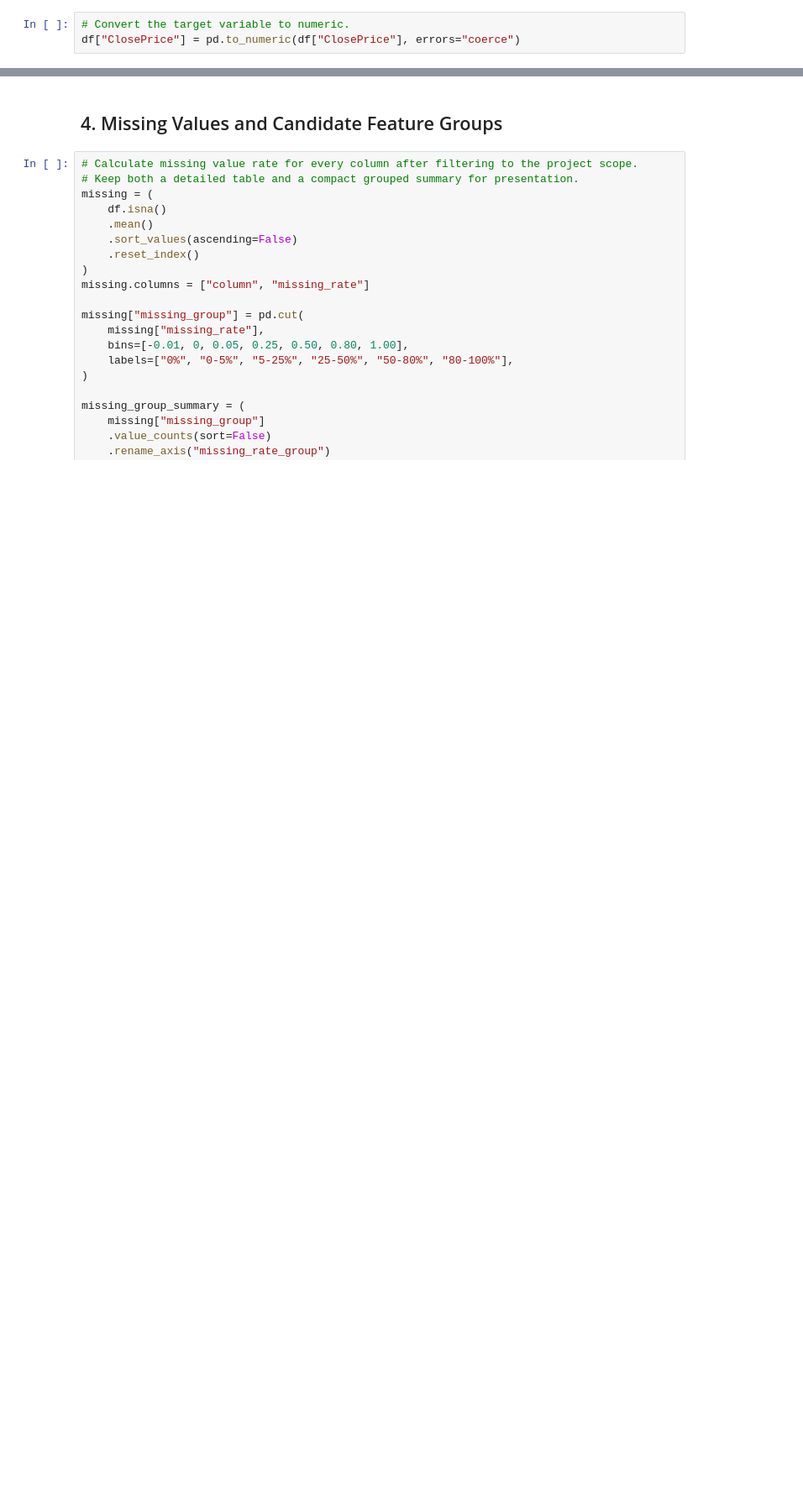
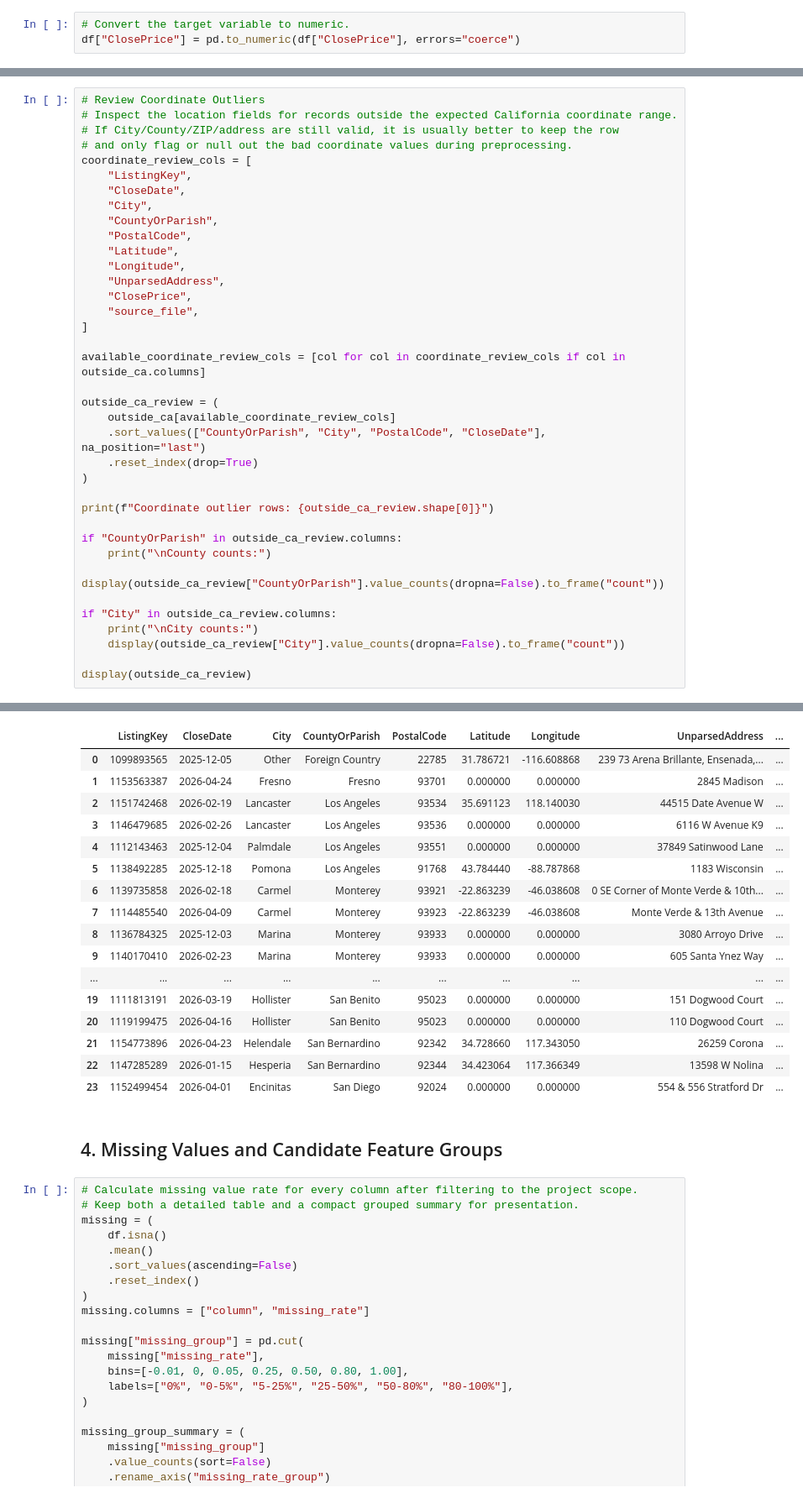
Before and after one commit to syp4137/idx-california-price-prediction, a Jupyter notebook: notebooks/01_exploration.ipynb, the cells around one changed output, grey strips where cells are left out. Shown at 84% size. Cells and saved outputs as stored; diff of their text form; blank space fills up the shorter version.

```diff
--- a/notebooks/01_exploration.ipynb
+++ b/notebooks/01_exploration.ipynb
@@ -232,0 +384,38 @@ plt.show()
+# %%
+# Review Coordinate Outliers
+# Inspect the location fields for records outside the expected California coordinate range.
+# If City/County/ZIP/address are still valid, it is usually better to keep the row
+# and only flag or null out the bad coordinate values during preprocessing.
+coordinate_review_cols = [
+    "ListingKey",
+    "CloseDate",
+    "City",
+    "CountyOrParish",
+    "PostalCode",
+    "Latitude",
+    "Longitude",
+    "UnparsedAddress",
+    "ClosePrice",
+    "source_file",
+]
+
+available_coordinate_review_cols = [col for col in coordinate_review_cols if col in outside_ca.columns]
+
+outside_ca_review = (
+    outside_ca[available_coordinate_review_cols]
+    .sort_values(["CountyOrParish", "City", "PostalCode", "CloseDate"], na_position="last")
+    .reset_index(drop=True)
+)
+
+print(f"Coordinate outlier rows: {outside_ca_review.shape[0]}")
+
+if "CountyOrParish" in outside_ca_review.columns:
+    print("\nCounty counts:")
+    display(outside_ca_review["CountyOrParish"].value_counts(dropna=False).to_frame("count"))
+
+if "City" in outside_ca_review.columns:
+    print("\nCity counts:")
+    display(outside_ca_review["City"].value_counts(dropna=False).to_frame("count"))
+
+display(outside_ca_review)
+# %% [output]
@@ -233,3 +453,20 @@ plt.show()
+|  | ListingKey | CloseDate | City | CountyOrParish | PostalCode | Latitude | Longitude | UnparsedAddress | ... |
+| 0 | 1099893565 | 2025-12-05 | Other | Foreign Country | 22785 | 31.786721 | -116.608868 | 239 73 Arena Brillante, Ensenada,... | ... |
+| 1 | 1153563387 | 2026-04-24 | Fresno | Fresno | 93701 | 0.000000 | 0.000000 | 2845 Madison | ... |
+| 2 | 1151742468 | 2026-02-19 | Lancaster | Los Angeles | 93534 | 35.691123 | 118.140030 | 44515 Date Avenue W | ... |
+| 3 | 1146479685 | 2026-02-26 | Lancaster | Los Angeles | 93536 | 0.000000 | 0.000000 | 6116 W Avenue K9 | ... |
+| 4 | 1112143463 | 2025-12-04 | Palmdale | Los Angeles | 93551 | 0.000000 | 0.000000 | 37849 Satinwood Lane | ... |
+| 5 | 1138492285 | 2025-12-18 | Pomona | Los Angeles | 91768 | 43.784440 | -88.787868 | 1183 Wisconsin | ... |
+| 6 | 1139735858 | 2026-02-18 | Carmel | Monterey | 93921 | -22.863239 | -46.038608 | 0 SE Corner of Monte Verde & 10th... | ... |
+| 7 | 1114485540 | 2026-04-09 | Carmel | Monterey | 93923 | -22.863239 | -46.038608 | Monte Verde & 13th Avenue | ... |
+| 8 | 1136784325 | 2025-12-03 | Marina | Monterey | 93933 | 0.000000 | 0.000000 | 3080 Arroyo Drive | ... |
+| 9 | 1140170410 | 2026-02-23 | Marina | Monterey | 93933 | 0.000000 | 0.000000 | 605 Santa Ynez Way | ... |
+| ... | ... | ... | ... | ... | ... | ... | ... | ... | ... |
+| 19 | 1111813191 | 2026-03-19 | Hollister | San Benito | 95023 | 0.000000 | 0.000000 | 151 Dogwood Court | ... |
+| 20 | 1119199475 | 2026-04-16 | Hollister | San Benito | 95023 | 0.000000 | 0.000000 | 110 Dogwood Court | ... |
+| 21 | 1154773896 | 2026-04-23 | Helendale | San Bernardino | 92342 | 34.728660 | 117.343050 | 26259 Corona | ... |
+| 22 | 1147285289 | 2026-01-15 | Hesperia | San Bernardino | 92344 | 34.423064 | 117.366349 | 13598 W Nolina | ... |
+| 23 | 1152499454 | 2026-04-01 | Encinitas | San Diego | 92024 | 0.000000 | 0.000000 | 554 & 556 Stratford Dr | ... |
 # %% [markdown]
 ## 4. Missing Values and Candidate Feature Groups
 # %%
```
Also changed, not shown: parts of 41 cells of this notebook, 2 other files.
